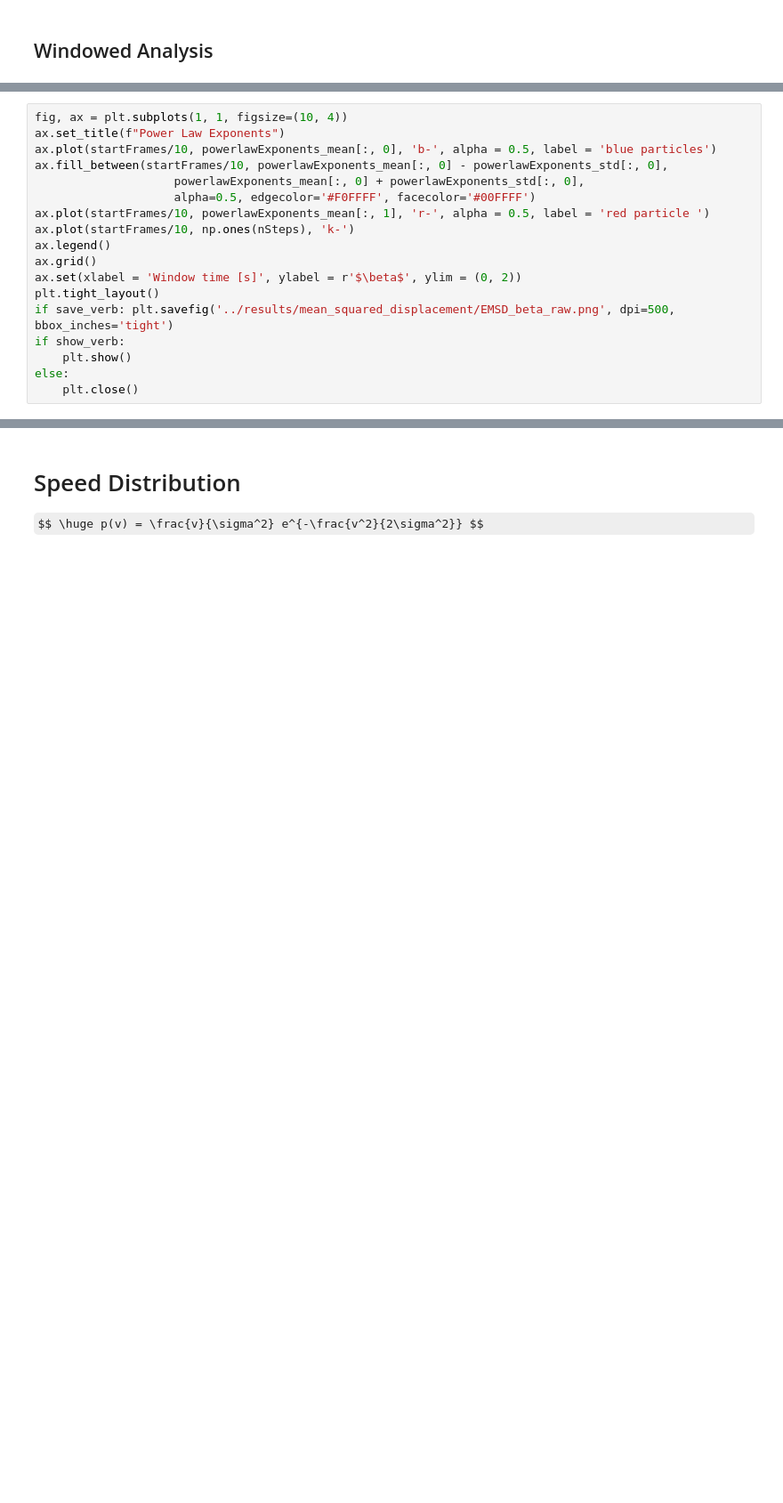
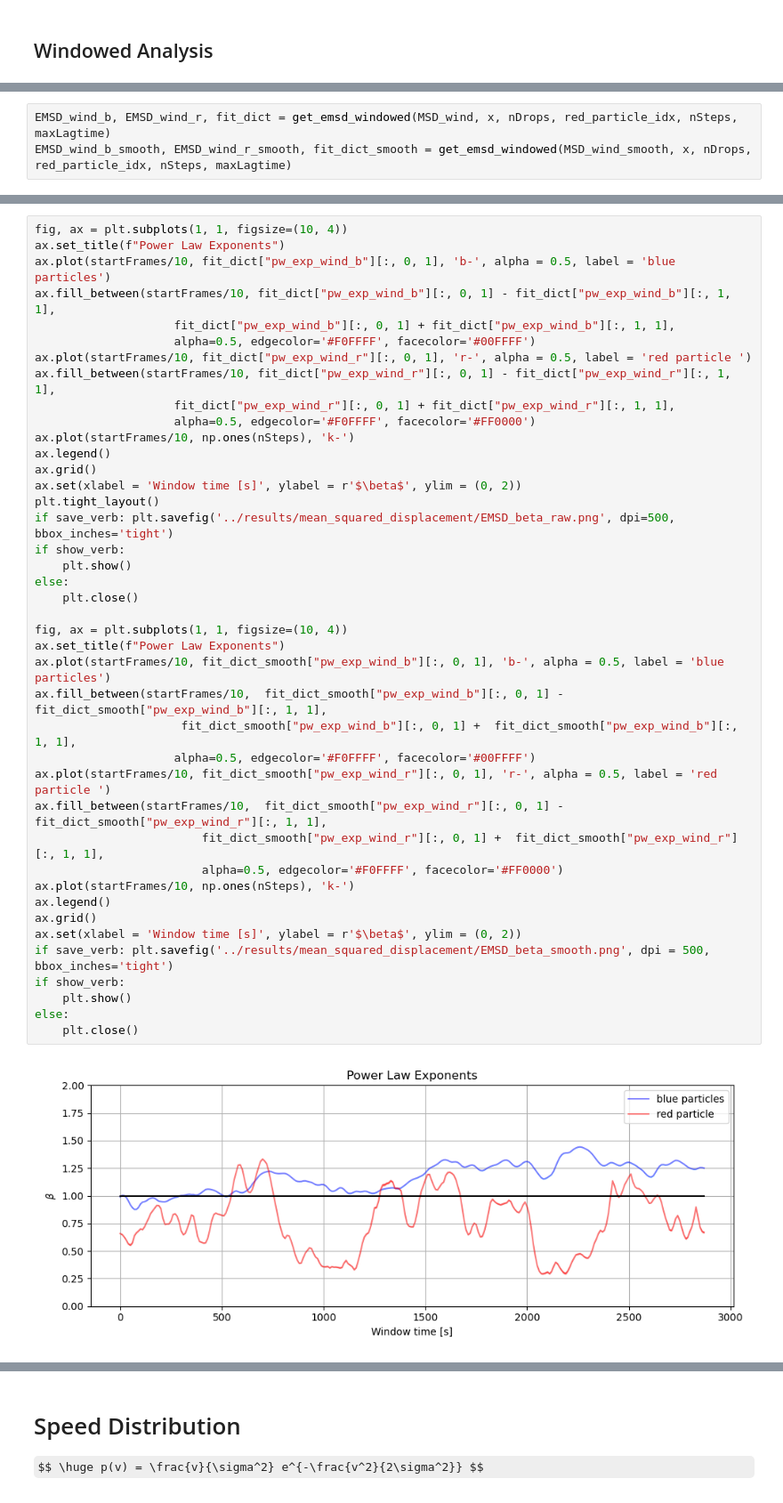
Before and after one commit to skandiz/MasterThesis, a Jupyter notebook: code/trajectoryAnalysis.ipynb, the cells around one changed output, grey strips where cells are left out. Shown at 89% size. Cells and saved outputs as stored; diff of their text form; some formulas as TeX source; blank space fills up the shorter version.

```diff
--- a/code/trajectoryAnalysis.ipynb
+++ b/code/trajectoryAnalysis.ipynb
@@ -365,0 +566,3 @@ for k in range(nSteps):
+# %%
+EMSD_wind_b, EMSD_wind_r, fit_dict = get_emsd_windowed(MSD_wind, x, nDrops, red_particle_idx, nSteps, maxLagtime)
+EMSD_wind_b_smooth, EMSD_wind_r_smooth, fit_dict_smooth = get_emsd_windowed(MSD_wind_smooth, x, nDrops, red_particle_idx, nSteps, maxLagtime)
@@ -495,18 +697,43 @@ if 0:
 # %%
 fig, ax = plt.subplots(1, 1, figsize=(10, 4))
 ax.set_title(f"Power Law Exponents")
-ax.plot(startFrames/10, powerlawExponents_mean[:, 0], 'b-', alpha = 0.5, label = 'blue particles')
-ax.fill_between(startFrames/10, powerlawExponents_mean[:, 0] - powerlawExponents_std[:, 0],
-                    powerlawExponents_mean[:, 0] + powerlawExponents_std[:, 0],
+ax.plot(startFrames/10, fit_dict["pw_exp_wind_b"][:, 0, 1], 'b-', alpha = 0.5, label = 'blue particles')
+ax.fill_between(startFrames/10, fit_dict["pw_exp_wind_b"][:, 0, 1] - fit_dict["pw_exp_wind_b"][:, 1, 1],
+                    fit_dict["pw_exp_wind_b"][:, 0, 1] + fit_dict["pw_exp_wind_b"][:, 1, 1],
                     alpha=0.5, edgecolor='#F0FFFF', facecolor='#00FFFF')
-ax.plot(startFrames/10, powerlawExponents_mean[:, 1], 'r-', alpha = 0.5, label = 'red particle ')
+ax.plot(startFrames/10, fit_dict["pw_exp_wind_r"][:, 0, 1], 'r-', alpha = 0.5, label = 'red particle ')
+ax.fill_between(startFrames/10, fit_dict["pw_exp_wind_r"][:, 0, 1] - fit_dict["pw_exp_wind_r"][:, 1, 1],
+                    fit_dict["pw_exp_wind_r"][:, 0, 1] + fit_dict["pw_exp_wind_r"][:, 1, 1],
+                    alpha=0.5, edgecolor='#F0FFFF', facecolor='#FF0000')
 ax.plot(startFrames/10, np.ones(nSteps), 'k-')
 ax.legend()
 ax.grid()
 ax.set(xlabel = 'Window time [s]', ylabel = r'$\beta$', ylim = (0, 2))
 plt.tight_layout()
 if save_verb: plt.savefig('../results/mean_squared_displacement/EMSD_beta_raw.png', dpi=500, bbox_inches='tight')
 if show_verb:
     plt.show()
 else:
     plt.close()
+
+fig, ax = plt.subplots(1, 1, figsize=(10, 4))
+ax.set_title(f"Power Law Exponents")
+ax.plot(startFrames/10, fit_dict_smooth["pw_exp_wind_b"][:, 0, 1], 'b-', alpha = 0.5, label = 'blue particles')
+ax.fill_between(startFrames/10,  fit_dict_smooth["pw_exp_wind_b"][:, 0, 1] -  fit_dict_smooth["pw_exp_wind_b"][:, 1, 1],
+                     fit_dict_smooth["pw_exp_wind_b"][:, 0, 1] +  fit_dict_smooth["pw_exp_wind_b"][:, 1, 1],
+                    alpha=0.5, edgecolor='#F0FFFF', facecolor='#00FFFF')
+ax.plot(startFrames/10, fit_dict_smooth["pw_exp_wind_r"][:, 0, 1], 'r-', alpha = 0.5, label = 'red particle ')
+ax.fill_between(startFrames/10,  fit_dict_smooth["pw_exp_wind_r"][:, 0, 1] -  fit_dict_smooth["pw_exp_wind_r"][:, 1, 1],
+                        fit_dict_smooth["pw_exp_wind_r"][:, 0, 1] +  fit_dict_smooth["pw_exp_wind_r"][:, 1, 1],
+                        alpha=0.5, edgecolor='#F0FFFF', facecolor='#FF0000')
+ax.plot(startFrames/10, np.ones(nSteps), 'k-')
+ax.legend()
+ax.grid()
+ax.set(xlabel = 'Window time [s]', ylabel = r'$\beta$', ylim = (0, 2))
+if save_verb: plt.savefig('../results/mean_squared_displacement/EMSD_beta_smooth.png', dpi = 500, bbox_inches='tight')
+if show_verb:
+    plt.show()
+else:
+    plt.close()
+# %% [output]
+[figure, added]
```
Also changed, not shown: parts of 80 cells of this notebook, 42 other files.
